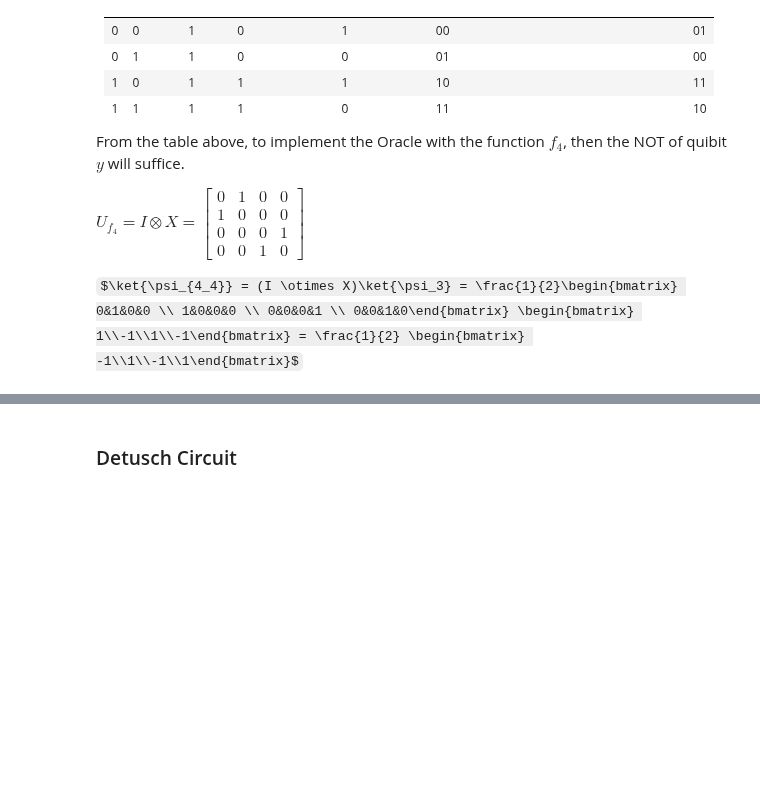
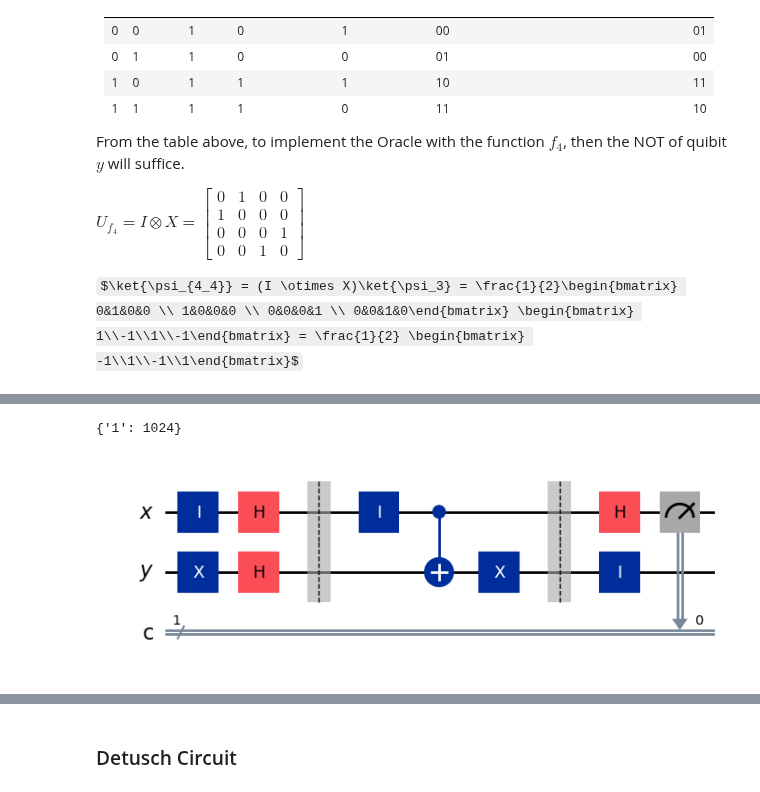
Before and after one commit to intotito/emerging_tech_proj, a Jupyter notebook: project.ipynb, the cells around one changed output, grey strips where cells are left out. Saved outputs shown, nothing was run; the diff lists cells and outputs as text; code cells hidden in the pictures; some formulas as TeX source; blank space fills up the shorter version.

```diff
--- a/project.ipynb
+++ b/project.ipynb
@@ -681,0 +766,13 @@ oracle_constant1().draw(output='mpl', style="iqp")
+# %%
+
+qc = deutsch_circuit(oracle_NOT())
+simulator = Aer.get_backend('aer_simulator')
+compiled = transpile(qc, simulator)
+result = simulator.run(compiled).result()
+
+print(result.get_counts())
+
+qc.draw(output='mpl', style="iqp")
+# %% [output]
+{'1': 1024}
+[figure, added]
```
Also changed, not shown: parts of 11 cells of this notebook.
